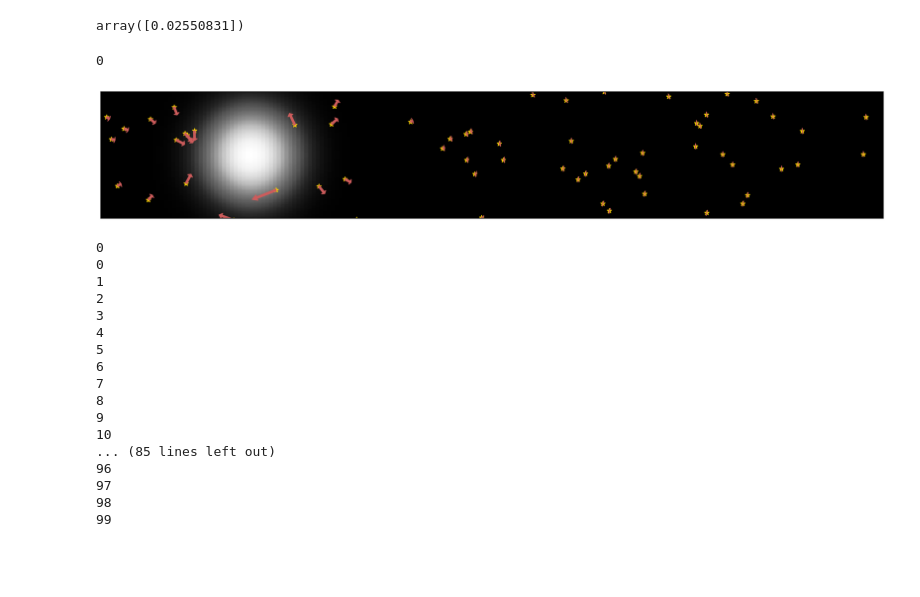
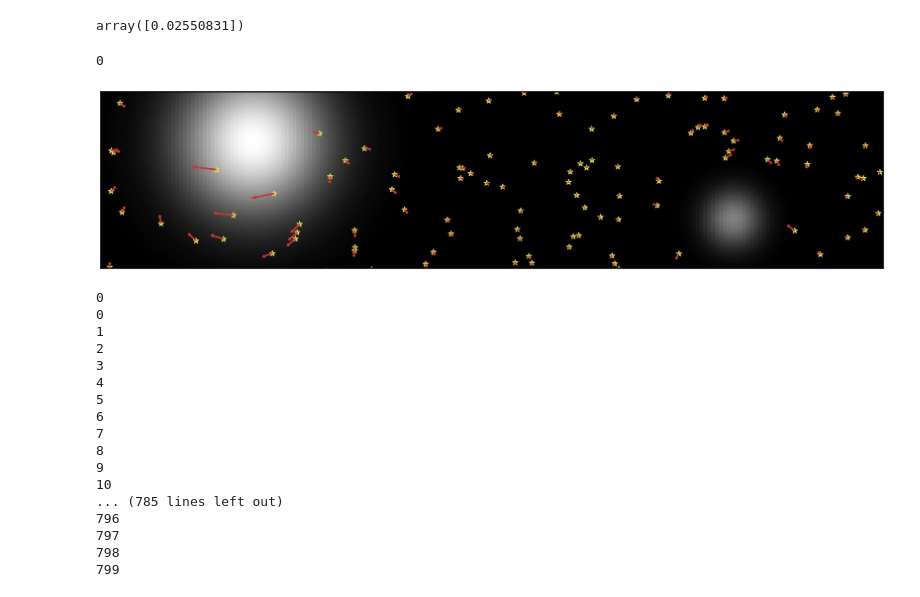
Before and after one commit to smsharma/astrometry-lensing-correlations, a Jupyter notebook: notebooks/xx_for_talk.ipynb, the cells around one changed output. Drawn from its saved outputs; the diff is of its cells as text; code cells hidden in the pictures; blank space fills up the shorter version.

```diff
--- a/notebooks/xx_for_talk.ipynb
+++ b/notebooks/xx_for_talk.ipynb
@@ -68,0 +34,11 @@ pylab.rcParams.update(params)
+# %%
+from plot_params import params
+
+alpha_global = 0.8
+pylab.rcParams.update(params)
+plots_dir = "/Users/smsharma/Dropbox/Projects/LensPowerSpectra/LensPower/Draft/plots/"
+
+save_figs = True
+
+cols = ['grey', 'firebrick', 'cornflowerblue'] # + palettable.wesanderson.FantasticFox2_5.hex_colors
+cols_default = plt.rcParams['axes.prop_cycle'].by_key()['color']
@@ -444,36 +425,36 @@ R_l_ary / pc
 array([0.02550831])
 # %%
 theta_x_lims = [-1.6 / 2., 1.6 / 2.]
-theta_y_lims = [-0.9 / 7., 0.9 / 7.]
+theta_y_lims = [-0.9 / 5., 0.9 / 5.]
 
 ds = DemoSim(theta_x_lims, theta_y_lims)
 
-arrow_kwargs={'color':'indianred', 'width':0.02}
-star_kwargs={'marker':'*', 'color':'gold','s':50}
-star_orig_kwargs={'marker':'*', 'color':'forestgreen','s':50}
+arrow_kwargs={'color':cols_default[0], 'width':0.01}
+star_kwargs={'marker':'*', 'color':cols_default[5],'s':75}
+star_orig_kwargs={'marker':'*', 'color':'forestgreen','s':75}
 
-n_lens = 1
+n_lens = 2
 
 # pos_l_ary = np.transpose([np.random.uniform(theta_x_lims[0], theta_x_lims[1], n_lens), np.random.uniform(theta_y_lims[0], theta_y_lims[1], n_lens)])
 # v_l_ary = np.transpose([np.random.normal(0, 20, n_lens), np.random.normal(0, 0, n_lens)]) * Kmps
 # R_l_ary = np.random.uniform(0, 0.05, n_lens) * pc
 # M_l_ary = 10 ** np.random.uniform(5, 6, n_lens) * M_s
 
-pos_l_ary = np.array([[-0.5, 0]])
-v_l_ary = np.array([[20, 0]]) * Kmps
-R_l_ary = np.array([0.03]) * pc
-M_l_ary = 10 ** np.random.uniform(5, 5, n_lens) * M_s
+pos_l_ary = np.array([[-0.5, 0.08], [0.5, -0.08]])
+v_l_ary = np.array([[20, 0], [-10, 0]]) * Kmps
+R_l_ary = np.array([0.05, 0.02]) * pc
+M_l_ary = 10 ** np.array([5.3, 5.]) * M_s
 
-anim = ds.animation(dt=100,
+anim = ds.animation(dt=200,
                     pos_l=pos_l_ary, v_l=v_l_ary, R_l=R_l_ary, M_l=M_l_ary,
-                    D_l=len(M_l_ary)*[100 * kpc], n_frames=100, arrow_mult=2000, animate=True, show_lens=True, show_vel_arrows=True, show_orig=False, show_sources=True,
+                    D_l=len(M_l_ary)*[100 * kpc], n_frames=800, arrow_mult=2000, animate=True, show_lens=True, show_vel_arrows=True, show_orig=False, show_sources=True,
                     n_lens_x=200, n_lens_y=100, star_kwargs=star_kwargs, arrow_kwargs=arrow_kwargs, star_orig_kwargs=star_orig_kwargs,
                     n_dens = 1000,
                     source_pos="random",
                    figsize=(10 * (theta_x_lims[1] - theta_x_lims[0]), 10 * (theta_y_lims[1] - theta_y_lims[0])))
 # %% [output]
 0
-[figure, old version]
+[figure, new version]
 # %%
 # # HTML(anim.to_html5_video())
 # anim.save(output_dir + "correlations.mp4")
@@ -492,8 +473,8 @@ anim.save(output_dir + "correlations.gif", writer='imagemagick', fps=25)
 8
 9
 10
-... (85 lines left out)
-96
-97
-98
-99
+... (785 lines left out)
+796
+797
+798
+799
```
Also changed, not shown: parts of 2 cells of this notebook, 22 other files.
